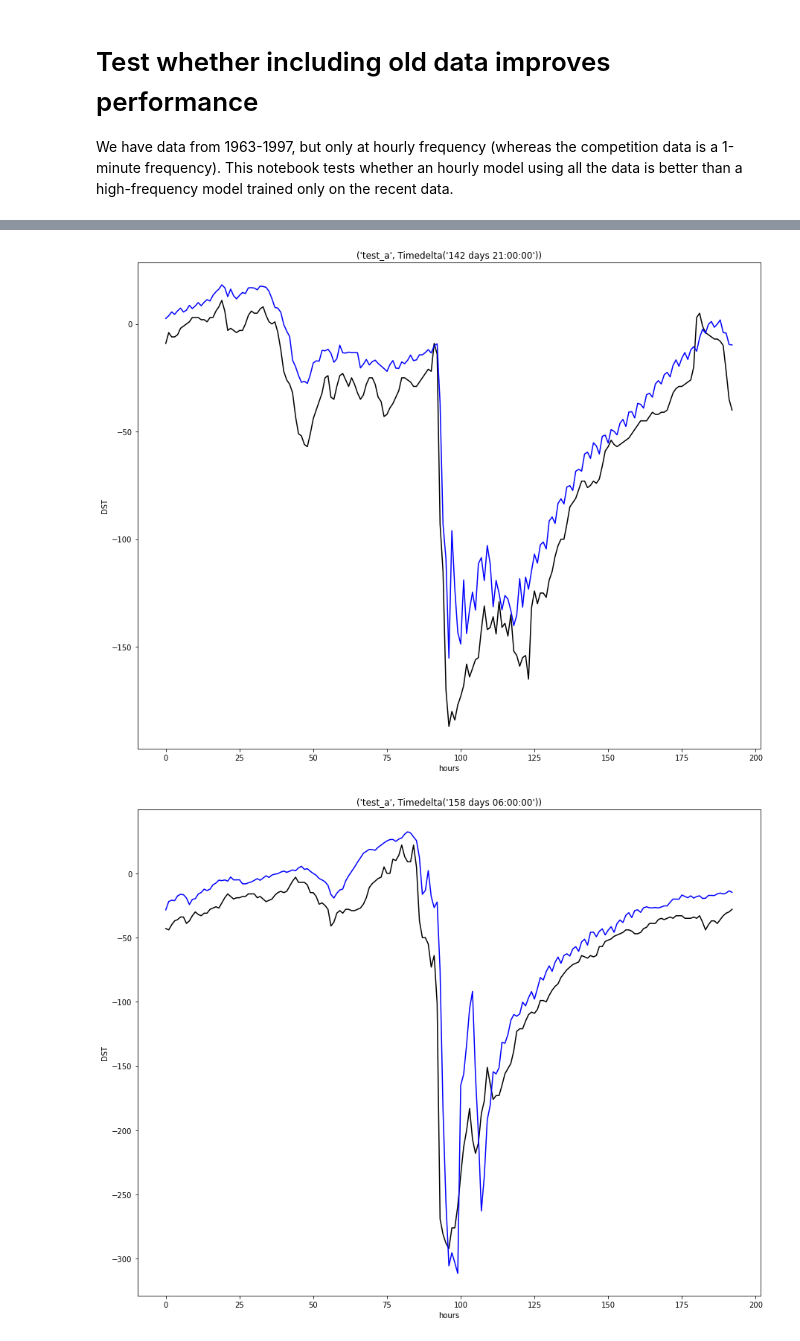
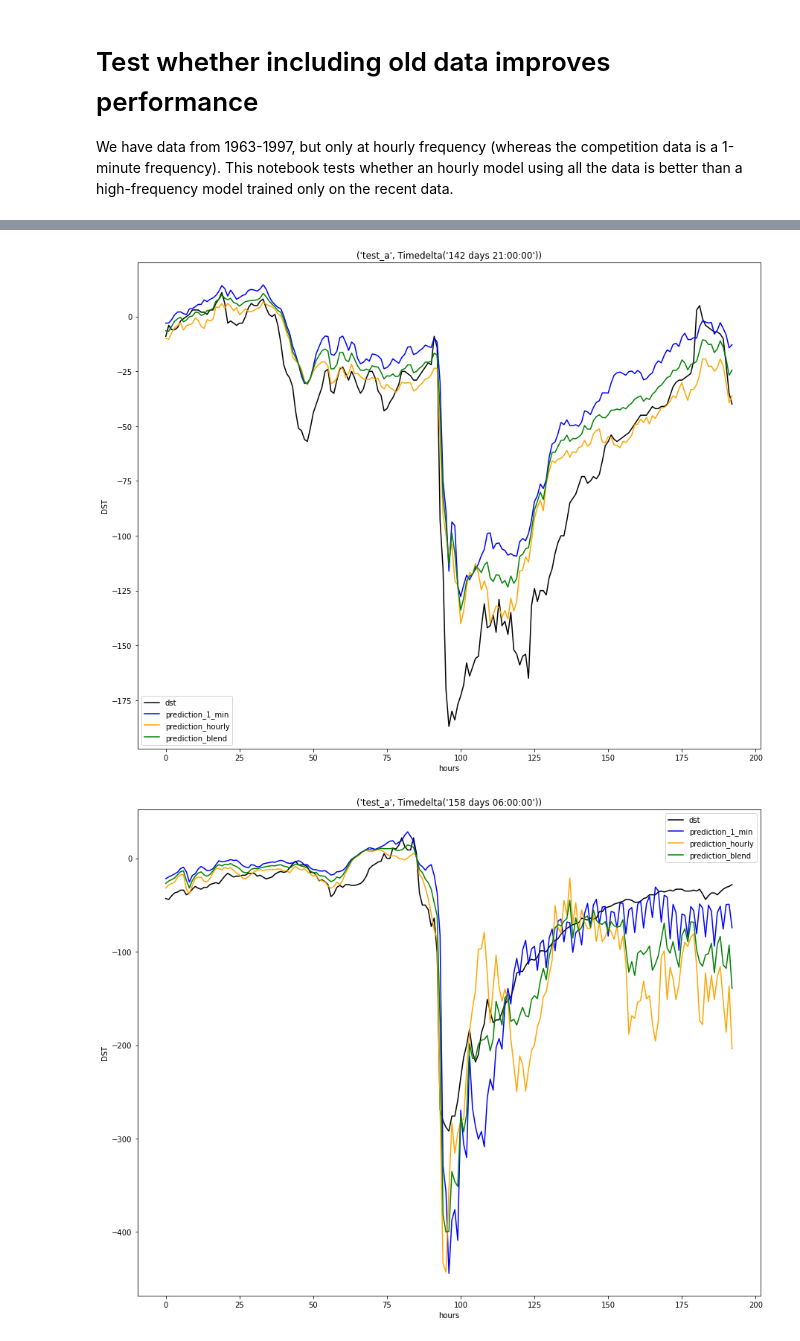
Before and after one commit to CIRES-Geomagnetism/MagNet, a Jupyter notebook: including_old_data_transformer.ipynb, the cells around one changed output, grey strips where cells are left out. Saved outputs shown, nothing was run; the diff lists cells and outputs as text; code cells hidden in the pictures.

Commit message:
update models

```diff
--- a/including_old_data_transformer.ipynb
+++ b/including_old_data_transformer.ipynb
@@ -145,7 +141,7 @@ dst_test["timedelta"] = pd.to_timedelta(dst_test["timedelta"])
 # exclude times in the first week + 1 hour of dst_test
 dst_test = dst_test.loc[dst_test["timedelta"] >= dt.timedelta(days=7, hours=1)].copy()
 predictions = predict_batch(
-    solar_test.copy(), sunspots_test, dst_test, model_t_arr, model_t_plus_1_arr, norm_df, "minute"
+    solar_test.copy(), sunspots_test, dst_test, model_t_arr, model_t_plus_1_arr, norm_df, "minute", False
 )
 dst_test_1_min = pd.merge(dst_test, predictions, "left", ["timedelta", "period"])
 dst_test_1_min["dst_t_plus_1"] = dst_test_1_min.groupby("period")["dst"].shift(-1)
@@ -258,16 +269,16 @@ for i in range(num_events):
     df = dst_test.loc[new_min - 96: new_min + 96].copy()
     df = pd.merge(df, dst_test_1_min[["period", "timedelta", "prediction_t"]], how="left", on=["timedelta", "period"])
     df.rename(columns={"prediction_t": "prediction_1_min"}, inplace=True)
-#     df = pd.merge(df, dst_test_hourly[["period", "timedelta", "prediction_t"]], how="left", on=["timedelta", "period"])
-#     df.rename(columns={"prediction_t": "prediction_hourly"}, inplace=True)
-#     df = pd.merge(df, dst_test_blend[["period", "timedelta", "prediction_t"]], how="left", on=["timedelta", "period"])
-#     df.rename(columns={"prediction_t": "prediction_blend"}, inplace=True)
+    df = pd.merge(df, dst_test_hourly[["period", "timedelta", "prediction_t"]], how="left", on=["timedelta", "period"])
+    df.rename(columns={"prediction_t": "prediction_hourly"}, inplace=True)
+    df = pd.merge(df, dst_test_blend[["period", "timedelta", "prediction_t"]], how="left", on=["timedelta", "period"])
+    df.rename(columns={"prediction_t": "prediction_blend"}, inplace=True)
     plt.figure(figsize=(15, 12))
     plt.plot(df["dst"].values, c="black")
     plt.plot(df["prediction_1_min"].values, c="blue")
-#     plt.plot(df["prediction_hourly"].values, c="orange")
-#     plt.plot(df["prediction_blend"].values, c="green")
-#     plt.legend(["dst", "prediction_1_min", "prediction_hourly", "prediction_blend"])
+    plt.plot(df["prediction_hourly"].values, c="orange")
+    plt.plot(df["prediction_blend"].values, c="green")
+    plt.legend(["dst", "prediction_1_min", "prediction_hourly", "prediction_blend"])
     plt.title(labels[i])
     plt.xlabel("hours")
     plt.ylabel("DST")
@@ -276,2 +287,2 @@ for i in range(num_events):
-[figure, old version]
+[figure, new version]
-[figure, old version]
+[figure, new version]
```
Also changed, not shown: parts of 10 cells of this notebook, 35 other files.
